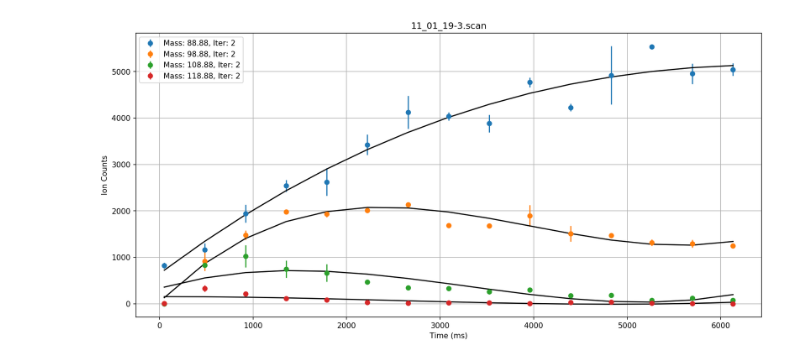
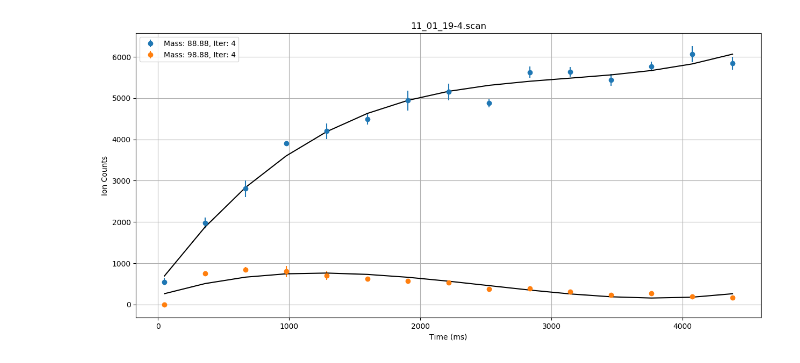
Before and after one commit to aravindhnivas/FELion-Spectrum-Analyser, a Jupyter notebook: testing/errorBar.ipynb, the cells around one changed output. Cells and saved outputs as stored; diff of their text form; code cells hidden in the pictures.

```diff
--- a/testing/errorBar.ipynb
+++ b/testing/errorBar.ipynb
@@ -112,7 +112,7 @@ def errorbar(filename, no_of_mass):
 
     return standard_error, iterations, samples
 # %%
-filename = "11_01_19-3.scan"
+filename = "11_01_19-4.scan"
 datas = []
 f = open(filename, "r")
 
@@ -143,33 +143,33 @@ if len(error[0])>len(time):
     for i in error:
         del i[-1]
         tmp.append(i)
     error = tmp
 
-plt.figure(figsize=(15, 7), dpi=150)
+plt.figure(figsize=(15, 7), dpi=100)
 j = 0
 deg = 3
 for i in range(no_of_mass):
     if iterations[i]>1:
         x, y = time, d["mass_#{}".format(i)]
         lg = "Mass: "+str(mass_values["mass_sample_{}".format(i)][0][0][0])+", Iter: "+str(iterations[i])
 
         plt.errorbar(x, y, yerr = error[j], fmt = "o", label = lg)
 
         z = np.polyfit(x, y, deg)
         p = np.poly1d(z)
         y_fit = [p(i) for i in x]
 
         plt.plot(x, y_fit, "k-")
         j += 1
 
 
 plt.grid(True)
 plt.xlabel("Time (ms)")
 plt.ylabel("Ion Counts")
 plt.legend()
 plt.title(filename)
-plt.savefig(filename+".png")
+#plt.savefig(filename+".png")
 plt.show()
 plt.close()
 # %% [output]
-[figure, old version]
+[figure, new version]
```
Also changed, not shown: parts of 9 cells of this notebook.
